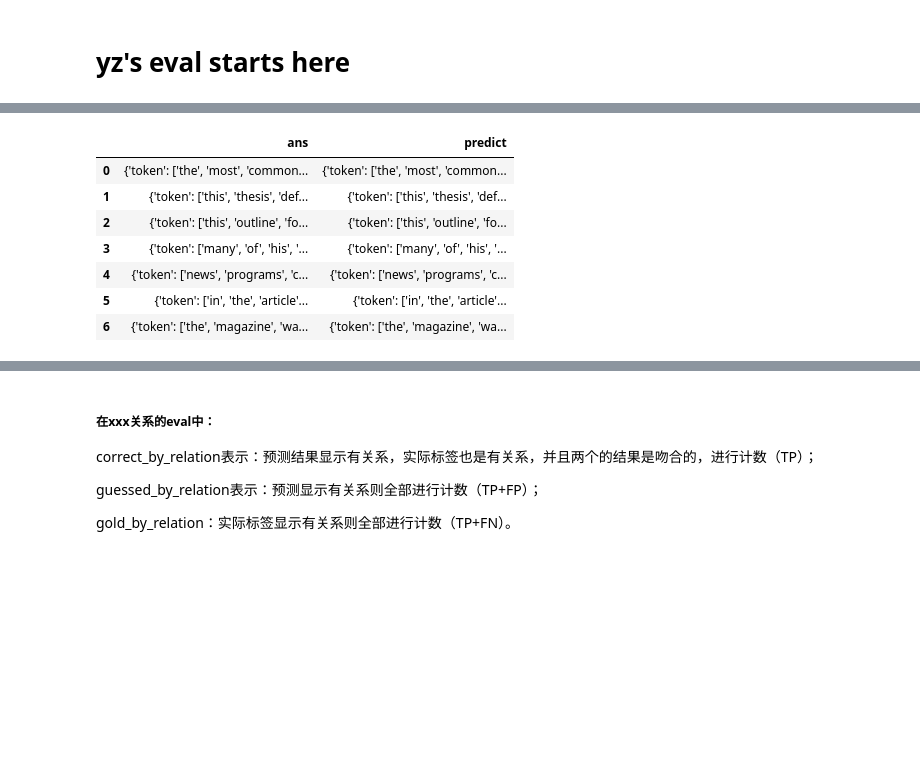
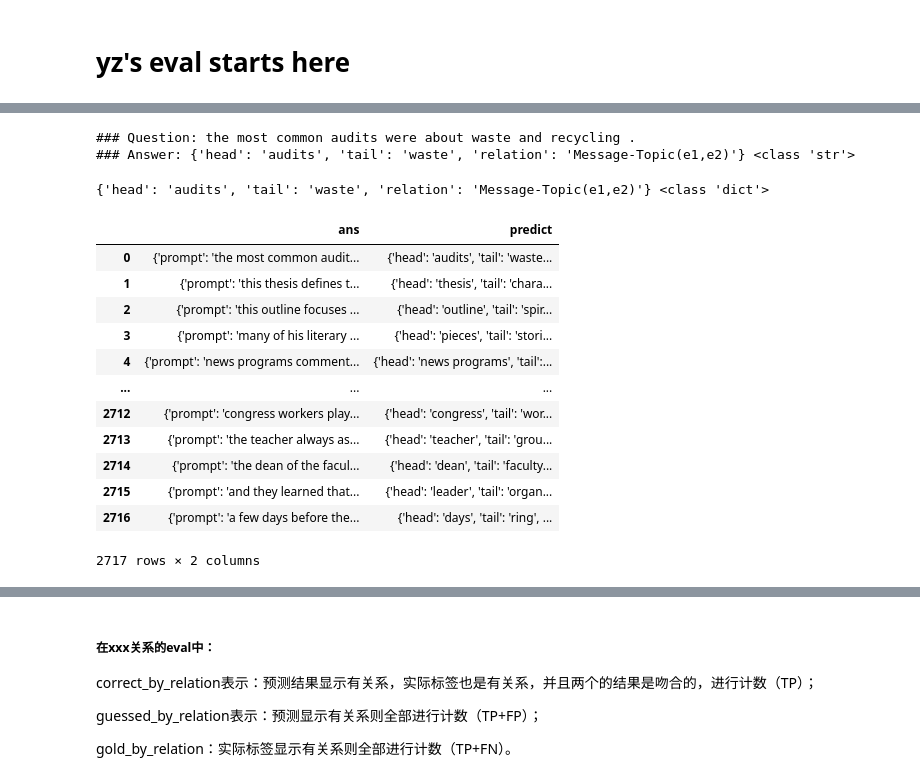
Before and after one commit to jingjjjjjie/Gemma_RE, a Jupyter notebook: gemma_re_y/notebooks/eval_test_y.ipynb, the cells around one changed output, grey strips where cells are left out. Cells and saved outputs as stored; diff of their text form; code cells hidden in the pictures; blank space fills up the shorter version.

```diff
--- a/gemma_re_y/notebooks/eval_test_y.ipynb
+++ b/gemma_re_y/notebooks/eval_test_y.ipynb
@@ -88,2 +85,23 @@ for i in trange(len(test_data)):
+# %%
+# predict
+from tqdm import trange
+test_predict = []
+time_predict = []
+for i in trange(len(test_data)):
+    time.sleep(0.1)
+    question = test_data[i]['prompt']
+    formatted_prompt = f"### Question: {question}\n### Answer:"
+    input_ids = tokenizer.encode(formatted_prompt, return_tensors='pt').to(device)
+    outputs = model.generate(input_ids, max_length=120, num_return_sequences=1, pad_token_id=tokenizer.eos_token_id)
+    s = time.time()
+    generated_text = tokenizer.decode(outputs[0], skip_special_tokens=True)
+    t = time.time()
+    time_predict.append(t-s)
+    test_predict.append(generated_text)
+# %%
+print(test_predict[0], type(test_predict[0]))
+# %% [output]
+### Question: the most common audits were about waste and recycling .
+### Answer: {'head': 'audits', 'tail': 'waste', 'relation': 'Message-Topic(e1,e2)'} <class 'str'>
 # %%
 # save predict file
@@ -91,2 +109,23 @@ with open('data/yr_predict_file.json', 'w', encoding='utf-8') as file:
     json.dump(test_predict, file, ensure_ascii=False)
+# %%
+test_predict_ans = []
+for line in test_predict:
+    n = line.find('### Answer: ')
+    line = line[n+11:]
+    head_start = line.find("'head': ")
+    head_line = line[head_start+9:]
+    head_end = head_line.find("'")
+    head = head_line[:head_end]
+    tail_start = line.find("'tail': ")
+    tail_line = line[tail_start+9:]
+    tail_end = tail_line.find("'")
+    tail = tail_line[:tail_end]
+    relation_start = line.find("'relation': ")
+    relation_line = line[relation_start+13:]
+    relation_end = relation_line.find("'")
+    relation = relation_line[:relation_end]
+    test_predict_ans.append({'head':head,'tail':tail,'relation':relation})
+print(test_predict_ans[0], type(test_predict_ans[0]))
+# %% [output]
+{'head': 'audits', 'tail': 'waste', 'relation': 'Message-Topic(e1,e2)'} <class 'dict'>
 # %%
@@ -108,16 +147,18 @@ test_predict = ['{"token": ["the", "most", "common", "audits", "were", "about",
 # %%
 import pandas as pd
-import json
-data = pd.DataFrame({'ans':test_data,'predict':test_predict})
-data = data.applymap(json.loads)
+data = pd.DataFrame({'ans':test_data,'predict':test_predict_ans})
+data
+# %% [output]
+|  | ans | predict |
+| 0 | {'prompt': 'the most common audit... | {'head': 'audits', 'tail': 'waste... |
+| 1 | {'prompt': 'this thesis defines t... | {'head': 'thesis', 'tail': 'chara... |
+| 2 | {'prompt': 'this outline focuses ... | {'head': 'outline', 'tail': 'spir... |
+| 3 | {'prompt': 'many of his literary ... | {'head': 'pieces', 'tail': 'stori... |
+| 4 | {'prompt': 'news programs comment... | {'head': 'news programs', 'tail':... |
+| ... | ... | ... |
+| 2712 | {'prompt': 'congress workers play... | {'head': 'congress', 'tail': 'wor... |
+| 2713 | {'prompt': 'the teacher always as... | {'head': 'teacher', 'tail': 'grou... |
+| 2714 | {'prompt': 'the dean of the facul... | {'head': 'dean', 'tail': 'faculty... |
+| 2715 | {'prompt': 'and they learned that... | {'head': 'leader', 'tail': 'organ... |
+| 2716 | {'prompt': 'a few days before the... | {'head': 'days', 'tail': 'ring', ... |
+2717 rows × 2 columns
-# %%
-data
-# %% [output]
-|  | ans | predict |
-| 0 | {'token': ['the', 'most', 'common... | {'token': ['the', 'most', 'common... |
-| 1 | {'token': ['this', 'thesis', 'def... | {'token': ['this', 'thesis', 'def... |
-| 2 | {'token': ['this', 'outline', 'fo... | {'token': ['this', 'outline', 'fo... |
-| 3 | {'token': ['many', 'of', 'his', '... | {'token': ['many', 'of', 'his', '... |
-| 4 | {'token': ['news', 'programs', 'c... | {'token': ['news', 'programs', 'c... |
-| 5 | {'token': ['in', 'the', 'article'... | {'token': ['in', 'the', 'article'... |
-| 6 | {'token': ['the', 'magazine', 'wa... | {'token': ['the', 'magazine', 'wa... |
```
Also changed, not shown: parts of 21 cells of this notebook, 4 other files.
